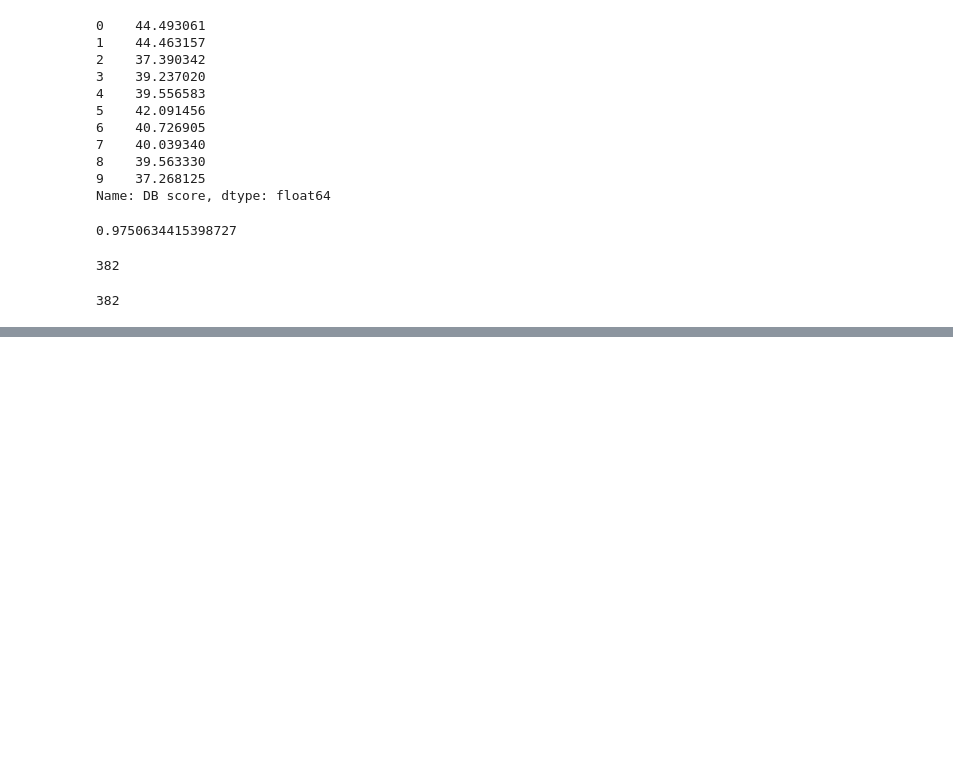
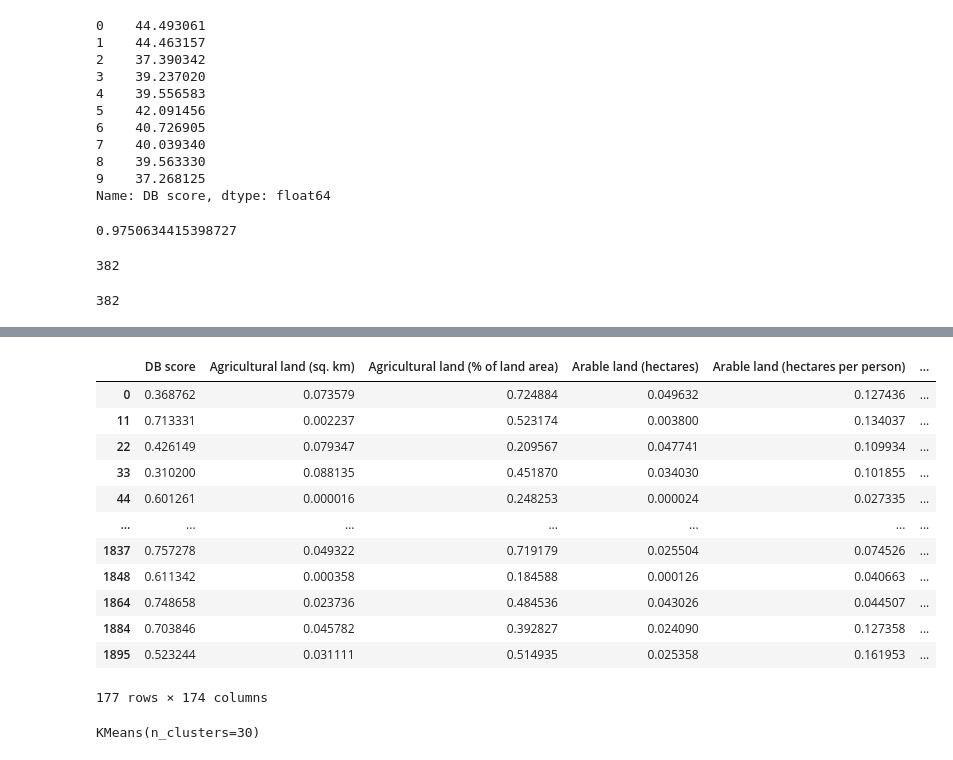
Before and after one commit to kishik/doing-business, a Jupyter notebook: research.ipynb, the cells around one changed output, grey strips where cells are left out. Cells and saved outputs as stored; diff of their text form; code cells hidden in the pictures; blank space fills up the shorter version.

```diff
--- a/research.ipynb
+++ b/research.ipynb
@@ -172,0 +231,2 @@ len(model.predict(X_test))
+# %%
+X_2020 = fresh_data[fresh_data['DB year'] == 2020]
@@ -172,0 +243,4 @@ len(model.predict(X_test))
+# %%
+X_2020 = X_2020.drop(['Country code', 'Economy'], axis=1)
+# %%
+X_2020 = X_2020.drop(['DB year'], axis=1)
@@ -172,0 +271,23 @@ len(model.predict(X_test))
+# %%
+X_2020
+# %% [output]
+|  | DB score | Agricultural land (sq. km) | Agricultural land (% of land area) | Arable land (hectares) | Arable land (hectares per person) | ... |
+| 0 | 0.368762 | 0.073579 | 0.724884 | 0.049632 | 0.127436 | ... |
+| 11 | 0.713331 | 0.002237 | 0.523174 | 0.003800 | 0.134037 | ... |
+| 22 | 0.426149 | 0.079347 | 0.209567 | 0.047741 | 0.109934 | ... |
+| 33 | 0.310200 | 0.088135 | 0.451870 | 0.034030 | 0.101855 | ... |
+| 44 | 0.601261 | 0.000016 | 0.248253 | 0.000024 | 0.027335 | ... |
+| ... | ... | ... | ... | ... | ... | ... |
+| 1837 | 0.757278 | 0.049322 | 0.719179 | 0.025504 | 0.074526 | ... |
+| 1848 | 0.611342 | 0.000358 | 0.184588 | 0.000126 | 0.040663 | ... |
+| 1864 | 0.748658 | 0.023736 | 0.484536 | 0.043026 | 0.044507 | ... |
+| 1884 | 0.703846 | 0.045782 | 0.392827 | 0.024090 | 0.127358 | ... |
+| 1895 | 0.523244 | 0.031111 | 0.514935 | 0.025358 | 0.161953 | ... |
+177 rows × 174 columns
+# %%
+from sklearn.cluster import KMeans
+
+estimator = KMeans(n_clusters=30)
+estimator.fit(X_2020)
+# %% [output]
+KMeans(n_clusters=30)
```
Also changed, not shown: parts of 19 cells of this notebook.
